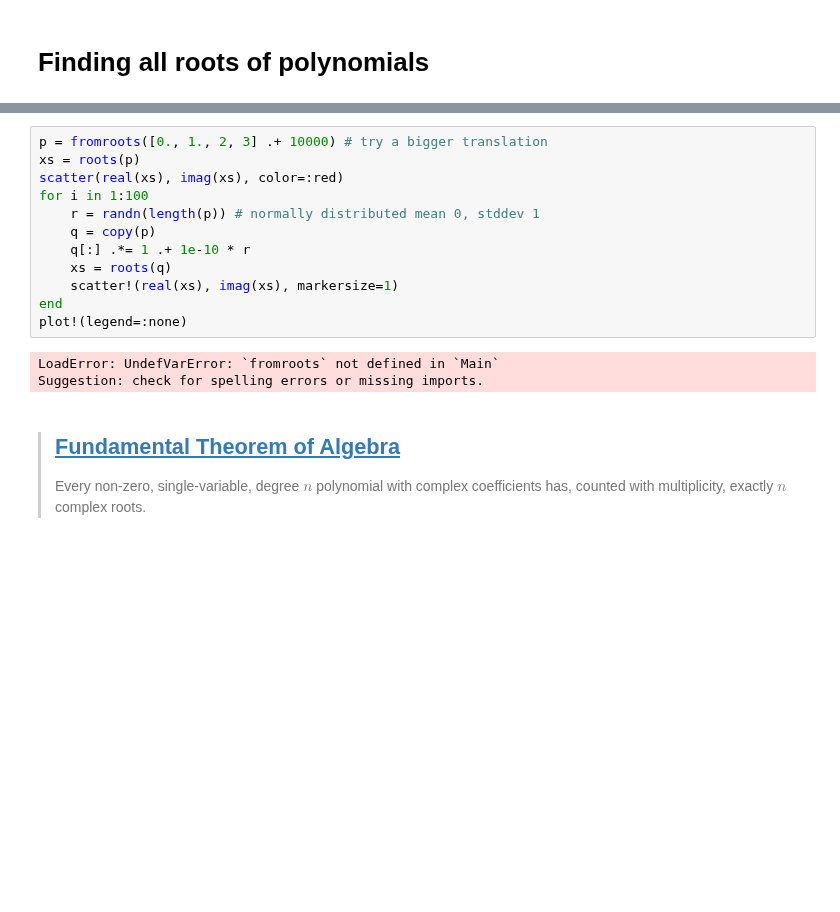
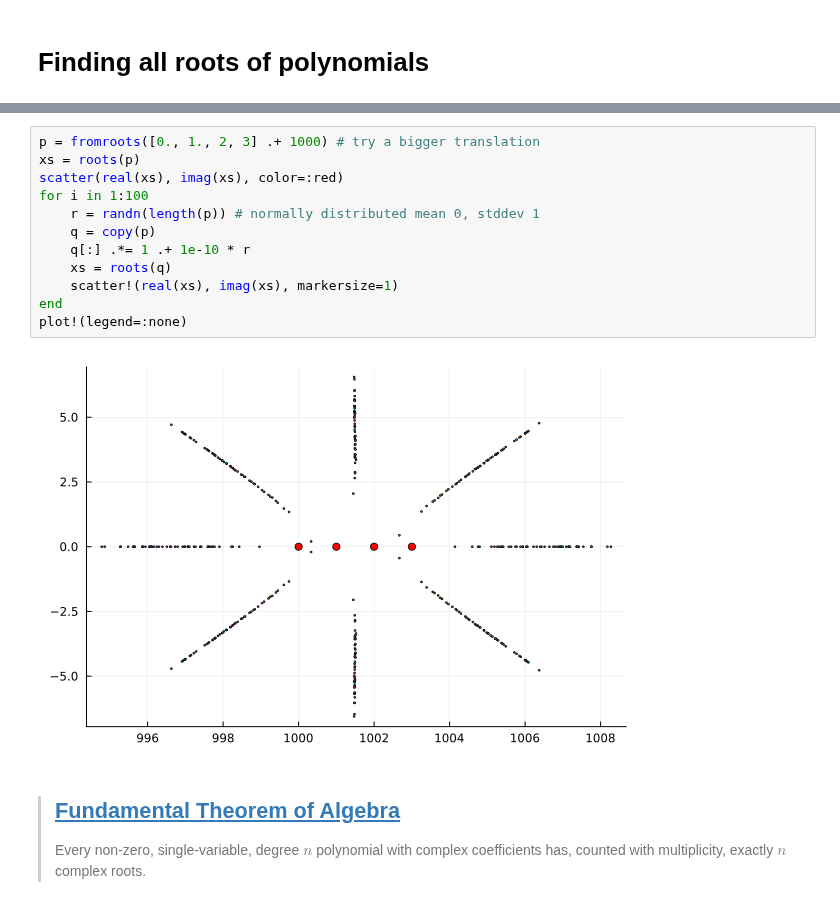
Before and after one commit to cu-numcomp/fall26, a Jupyter notebook: slides/2026-09-09-more-newton.ipynb, the cells around one changed output, grey strips where cells are left out. Saved outputs shown, nothing was run; the diff lists cells and outputs as text; blank space fills up the shorter version.

```diff
--- a/slides/2026-09-09-more-newton.ipynb
+++ b/slides/2026-09-09-more-newton.ipynb
@@ -273,18 +290,17 @@ Suggestion: check for spelling errors or missing imports.
 # %%
-p = fromroots([0., 1., 2, 3] .+ 10000) # try a bigger translation
+p = fromroots([0., 1., 2, 3] .+ 1000) # try a bigger translation
 xs = roots(p)
 scatter(real(xs), imag(xs), color=:red)
 for i in 1:100
     r = randn(length(p)) # normally distributed mean 0, stddev 1
     q = copy(p)
     q[:] .*= 1 .+ 1e-10 * r
     xs = roots(q)
     scatter!(real(xs), imag(xs), markersize=1)
 end
 plot!(legend=:none)
 # %% [output]
-LoadError: UndefVarError: `fromroots` not defined in `Main`
-Suggestion: check for spelling errors or missing imports.
+[figure, added]
 # %% [markdown]
 > ## [Fundamental Theorem of Algebra](https://en.wikipedia.org/wiki/Fundamental_theorem_of_algebra)
 >
```
Also changed, not shown: parts of 3 cells of this notebook, 4 other files.
